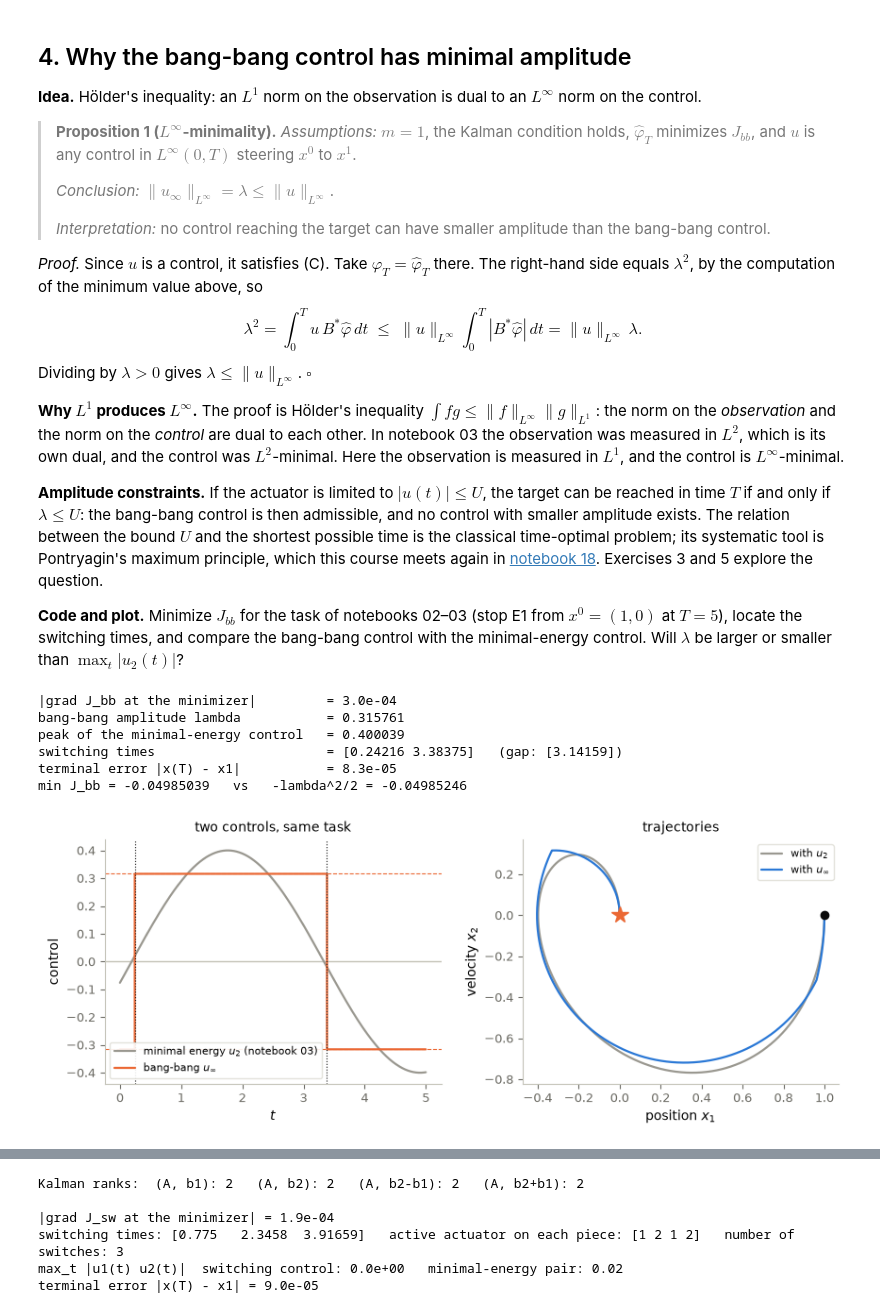
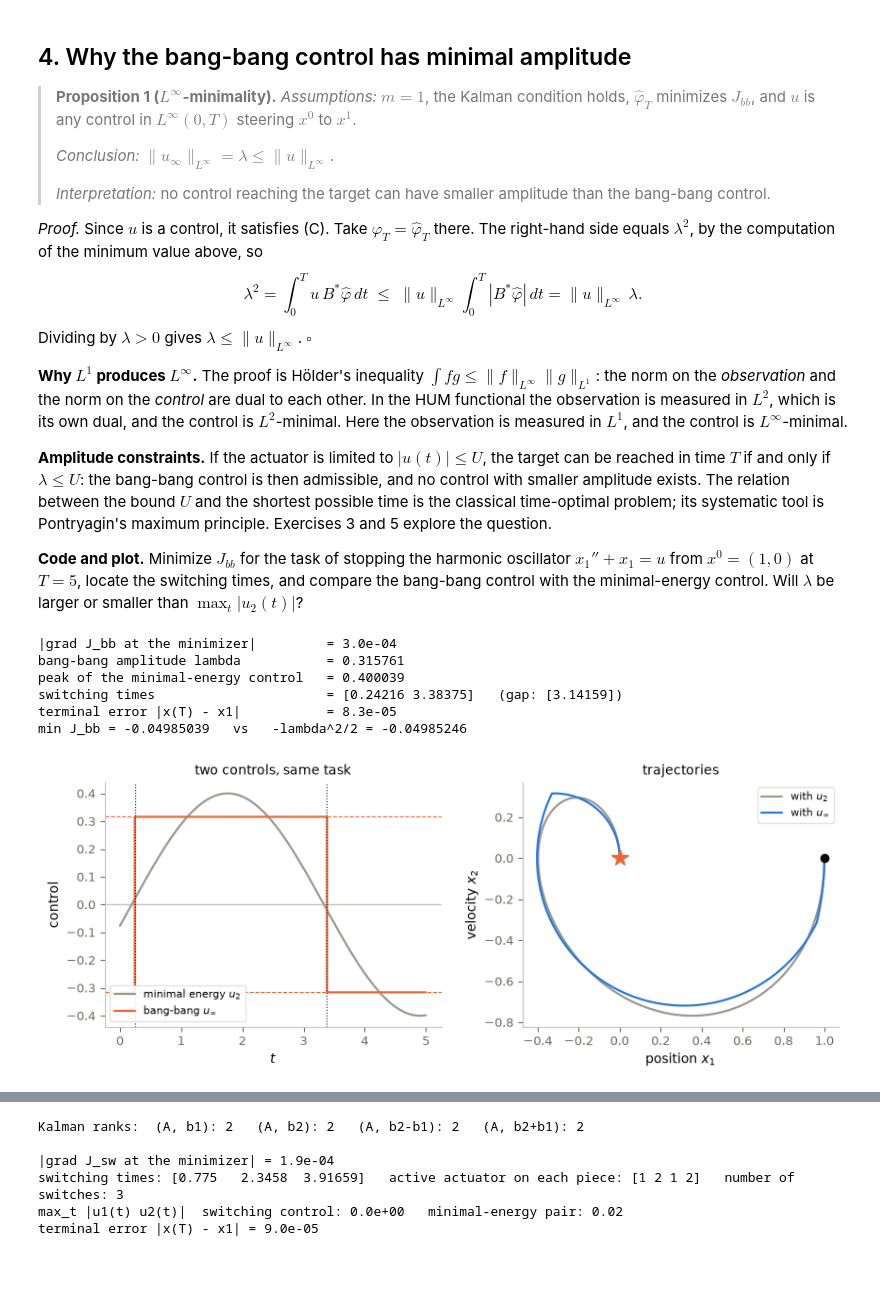
Before and after one commit to cml-fau/mfcml, a Jupyter notebook: notebooks/04_bangbang_switching.ipynb, the cells around one changed output, grey strips where cells are left out. Drawn from its saved outputs; the diff is of its cells as text; code cells hidden in the pictures; blank space fills up the shorter version.

```diff
--- a/notebooks/04_bangbang_switching.ipynb
+++ b/notebooks/04_bangbang_switching.ipynb
@@ -141,7 +135,5 @@ the exact analogue of $\min J=-\tfrac12\|u_2\|_{L^2}^2$ in notebook 03.
 # %% [markdown]
 ## 4. Why the bang-bang control has minimal amplitude
-
-**Idea.** Hölder's inequality: an $L^1$ norm on the observation is dual to an $L^\infty$ norm on the control.
 
 > **Proposition 1 ($L^\infty$-minimality).**
 > *Assumptions:* $m=1$, the Kalman condition holds, $\hat{\varphi}_T$ minimizes $J_{bb}$, and $u$ is any control in $L^\infty(0,T)$ steering $x^0$ to $x^1$.
@@ -156,9 +148,9 @@ $$
 $$
 Dividing by $\lambda>0$ gives $\lambda\le\|u\|_{L^\infty}$. $\square$
 
-**Why $L^1$ produces $L^\infty$.** The proof is Hölder's inequality $\int fg\le\|f\|_{L^\infty}\|g\|_{L^1}$: the norm on the *observation* and the norm on the *control* are dual to each other. In notebook 03 the observation was measured in $L^2$, which is its own dual, and the control was $L^2$-minimal. Here the observation is measured in $L^1$, and the control is $L^\infty$-minimal.
+**Why $L^1$ produces $L^\infty$.** The proof is Hölder's inequality $\int fg\le\|f\|_{L^\infty}\|g\|_{L^1}$: the norm on the *observation* and the norm on the *control* are dual to each other. In the HUM functional the observation is measured in $L^2$, which is its own dual, and the control is $L^2$-minimal. Here the observation is measured in $L^1$, and the control is $L^\infty$-minimal.
 
-**Amplitude constraints.** If the actuator is limited to $|u(t)|\le U$, the target can be reached in time $T$ if and only if $\lambda\le U$: the bang-bang control is then admissible, and no control with smaller amplitude exists. The relation between the bound $U$ and the shortest possible time is the classical time-optimal problem; its systematic tool is Pontryagin's maximum principle, which this course meets again in [notebook 18](18_reinforcement_learning.ipynb). Exercises 3 and 5 explore the question.
+**Amplitude constraints.** If the actuator is limited to $|u(t)|\le U$, the target can be reached in time $T$ if and only if $\lambda\le U$: the bang-bang control is then admissible, and no control with smaller amplitude exists. The relation between the bound $U$ and the shortest possible time is the classical time-optimal problem; its systematic tool is Pontryagin's maximum principle. Exercises 3 and 5 explore the question.
 
-**Code and plot.** Minimize $J_{bb}$ for the task of notebooks 02–03 (stop E1 from $x^0=(1,0)$ at $T=5$), locate the switching times, and compare the bang-bang control with the minimal-energy control. Will $\lambda$ be larger or smaller than $\max_t|u_2(t)|$?
+**Code and plot.** Minimize $J_{bb}$ for the task of stopping the harmonic oscillator $x_1''+x_1=u$ from $x^0=(1,0)$ at $T=5$, locate the switching times, and compare the bang-bang control with the minimal-energy control. Will $\lambda$ be larger or smaller than $\max_t|u_2(t)|$?
 # %%
@@ -230,22 +222,22 @@ min J_bb = -0.04985039   vs   -lambda^2/2 = -0.04985246
 # %%
 u_inf = lambda s: lam * torch.sign(B.T @ torch.matrix_exp(A.T * (T - s)) @ phi_bb)
 x_bb = odeint(lti(A, B, u_inf), x0, ts)
 c_G = torch.linalg.solve(gramian(A, B, T), d)
 x_2 = odeint(lti(A, B, lambda s: B.T @ torch.matrix_exp(A.T * (T - s)) @ c_G), x0, ts)
 
 fig, (ax1, ax2) = P.panels(2, size=(4.4, 3.5))
-ax1.plot(ts, u_2, color=P.GREY, label=r"minimal energy $u_2$ (notebook 03)")
+ax1.plot(ts, u_2, color=P.GREY, label=r"minimal energy $u_2$")
 ax1.step(ts, lam * torch.sign(g_bb), where="post", color=P.ORANGE, label=r"bang-bang $u_\infty$")
 for s in switches:
     ax1.axvline(s, color=P.INK, lw=0.8, ls=":")
 ax1.axhline(lam, color=P.ORANGE, lw=0.8, ls="--")
 ax1.axhline(-lam, color=P.ORANGE, lw=0.8, ls="--")
 P.label(ax1, "$t$", "control", zero="h", title="two controls, same task",
         legend={"loc": "lower left"})
 P.phase(ax2, [x_2, x_bb], labels=["with $u_2$", r"with $u_\infty$"], colors=[P.GREY, P.BLUE],
         start=x0, target=x1, equal=True,
         xlabel="position $x_1$", ylabel="velocity $x_2$", title="trajectories")
 plt.show()
 # %% [output]
-[figure, old version]
+[figure, new version]
 # %% [markdown]
```
Also changed, not shown: parts of 13 cells of this notebook, 20 other files.
